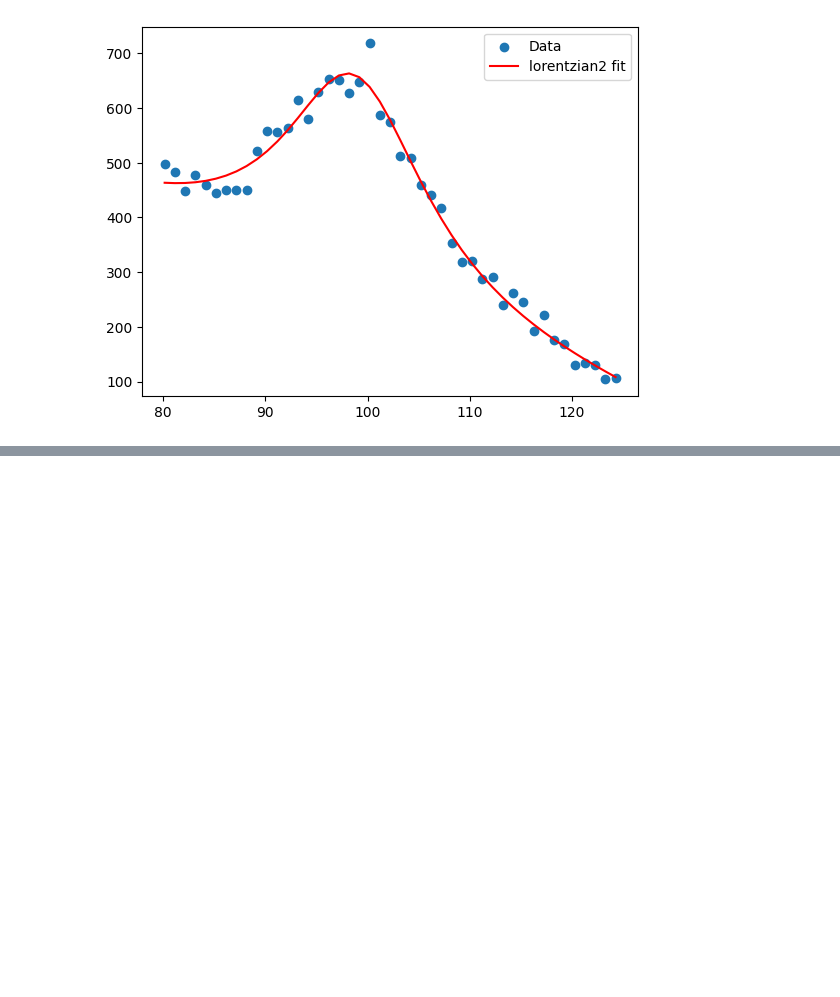
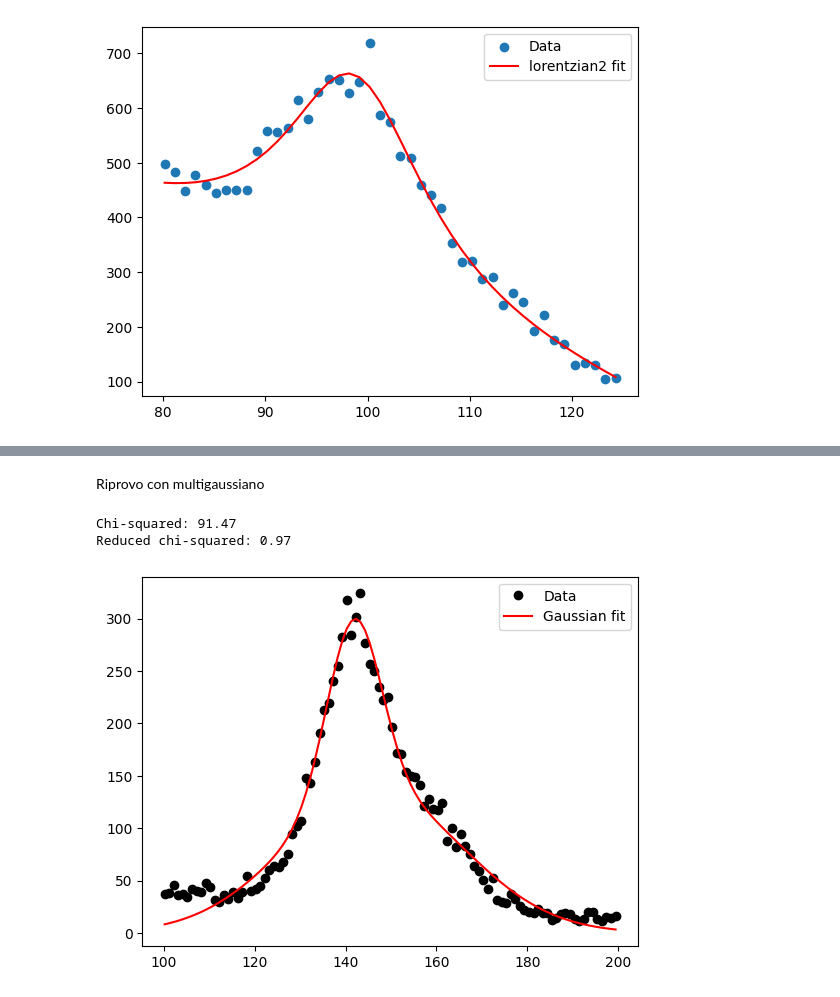
Before and after one commit to francescouni0/FisMedLab, a Jupyter notebook: Silici/Secondo Giorno/siliciGiorno2/fluorescenze.ipynb, the cells around one changed output, grey strips where cells are left out. Saved outputs shown, nothing was run; the diff lists cells and outputs as text; code cells hidden in the pictures; blank space fills up the shorter version.

```diff
--- a/Silici/Secondo Giorno/siliciGiorno2/fluorescenze.ipynb
+++ b/Silici/Secondo Giorno/siliciGiorno2/fluorescenze.ipynb
@@ -238,0 +323,43 @@ Energy resolution: 40.82%
+# %% [markdown]
+Riprovo con multigaussiano
+# %%
+x=np.linspace(0,500,500)
+
+# Load the data and create the x and y arrays
+x = x[100:200]
+y = Sn[100:200]-noise[100:200]
+
+# Plot the data
+plt.plot(x, y, 'ko', label='Data')
+
+# Guess initial parameters for Gaussian fit
+n_gaussians = 2  # Number of Gaussians to fit
+p0 = np.zeros(n_gaussians * 3)
+p0[0] = 300  # Amplitude of first Gaussian
+p0[1] = 142  # Mean of first Gaussian
+p0[2] = 20  # Std. dev. of first Gaussian
+p0[3] = 130  # Amplitude of second Gaussian
+p0[4] = 162  # Mean of second Gaussian
+p0[5] = 30  # Std. dev. of second Gaussian
+
+
+# Fit the sum of Gaussians to the data using curve_fit
+coeff, var_matrix = curve_fit(gaussian_sum, x, y, p0=p0)
+fit_y = gaussian_sum(x, *coeff)
+plt.plot(x, fit_y, 'r-', label='Gaussian fit')
+
+# Calculate the chi-squared value
+residuals = y - fit_y
+chi2 = np.sum((residuals / fit_y) ** 2)
+dof = len(x) - len(p0)  # Degrees of freedom
+reduced_chi2 = chi2 / dof
+print('Chi-squared: {:.2f}'.format(chi2))
+print('Reduced chi-squared: {:.2f}'.format(reduced_chi2))
+
+# Add a legend and show the plot
+plt.legend()
+plt.show()
+# %% [output]
+Chi-squared: 91.47
+Reduced chi-squared: 0.97
+[figure, added]
```
Also changed, not shown: parts of 5 cells of this notebook.
